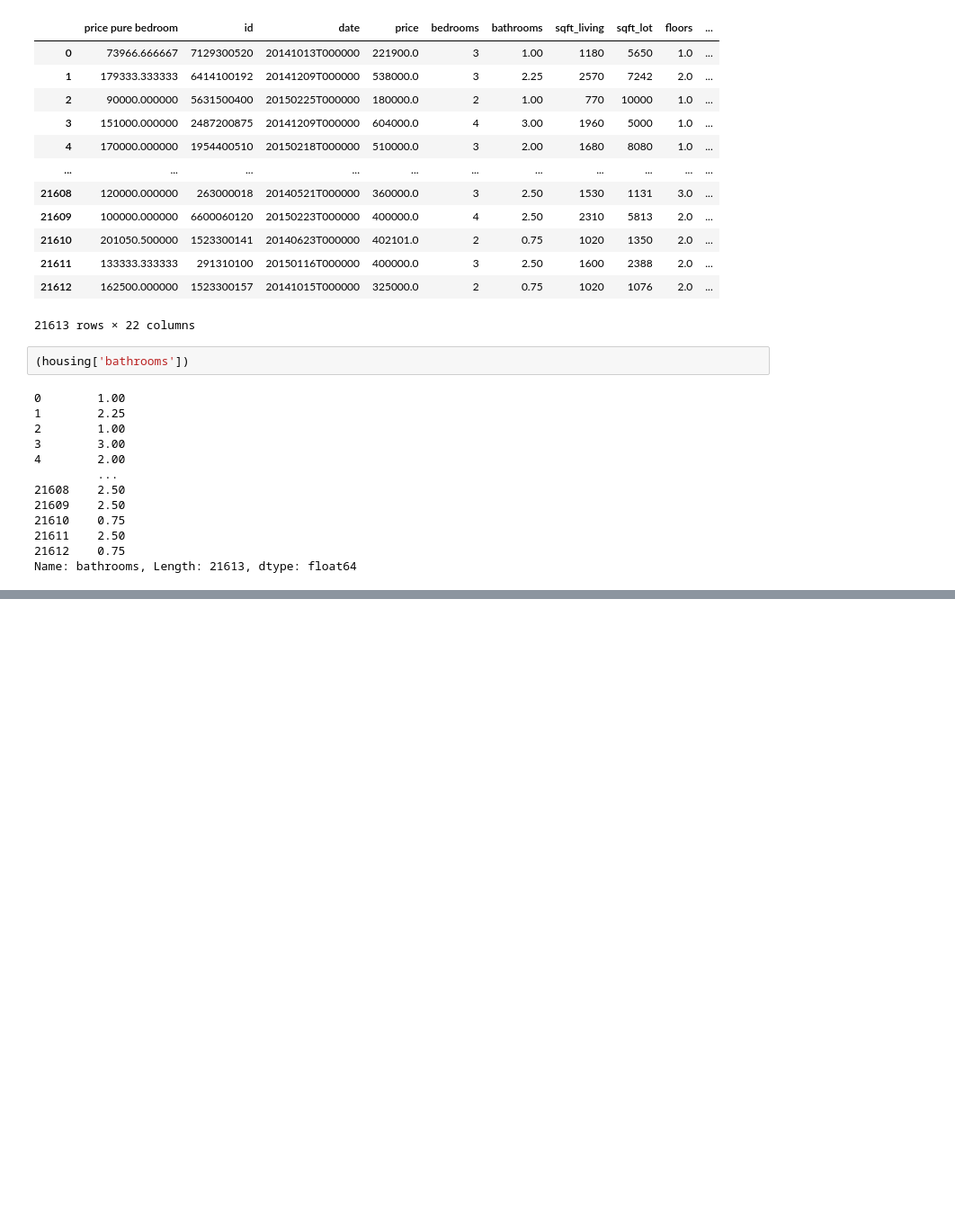
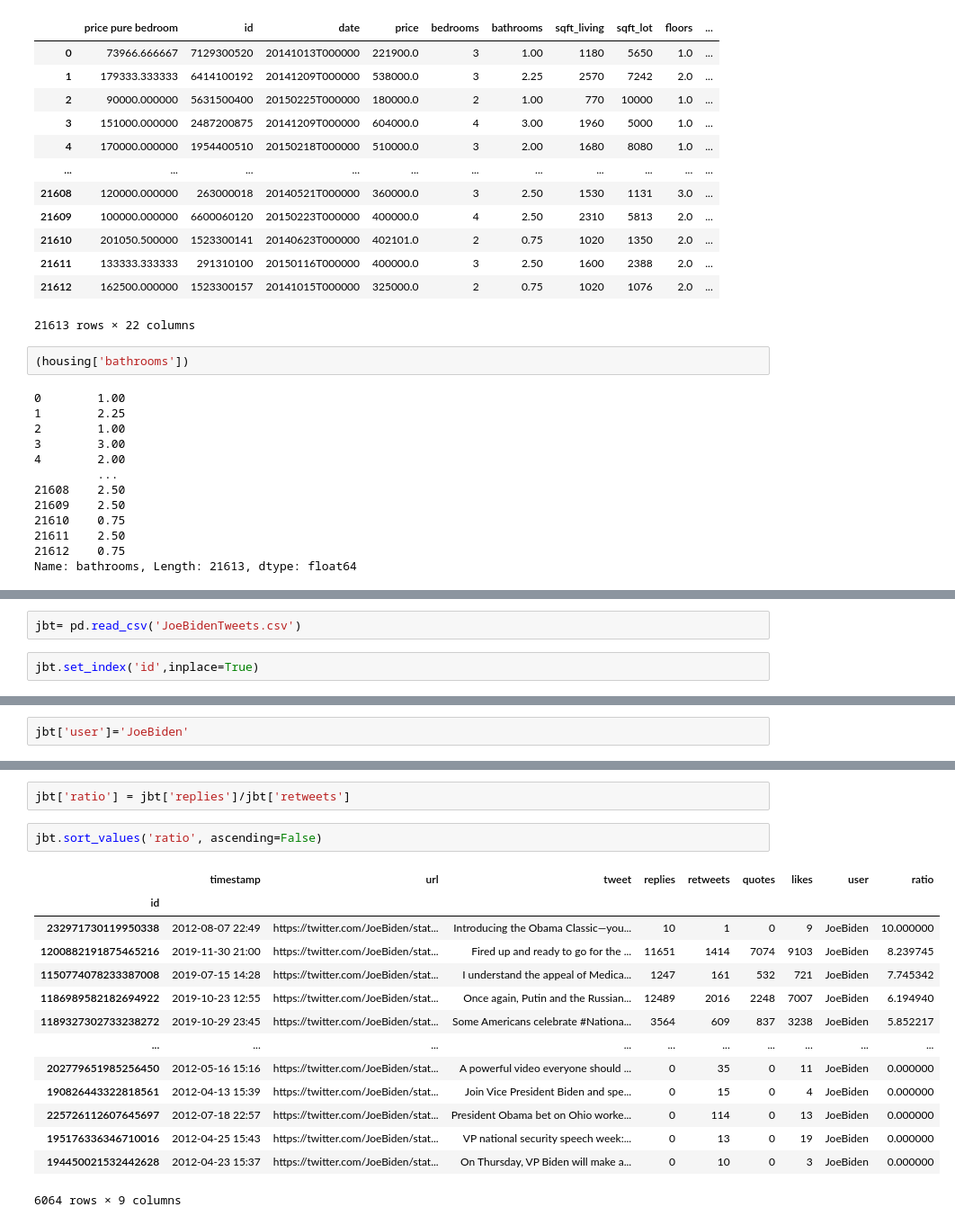
Before and after one commit to trudova/python-projects, a Jupyter notebook: pandas/more_filtering.ipynb, the cells around one changed output, grey strips where cells are left out. Shown at 90% size. Cells and saved outputs as stored; diff of their text form; blank space fills up the shorter version.

```diff
--- a/pandas/more_filtering.ipynb
+++ b/pandas/more_filtering.ipynb
@@ -204,0 +327,4 @@ Name: bathrooms, Length: 21613, dtype: float64
+# %%
+jbt= pd.read_csv('JoeBidenTweets.csv')
+# %%
+jbt.set_index('id',inplace=True)
@@ -204,0 +364,2 @@ Name: bathrooms, Length: 21613, dtype: float64
+# %%
+jbt['user']='JoeBiden'
@@ -204,0 +383,19 @@ Name: bathrooms, Length: 21613, dtype: float64
+# %%
+jbt['ratio'] = jbt['replies']/jbt['retweets']
+# %%
+jbt.sort_values('ratio', ascending=False)
+# %% [output]
+|  | timestamp | url | tweet | replies | retweets | quotes | likes | user | ratio |
+| id |  |  |  |  |  |  |  |  |  |
+| 232971730119950338 | 2012-08-07 22:49 | https://twitter.com/JoeBiden/stat... | Introducing the Obama Classic—you... | 10 | 1 | 0 | 9 | JoeBiden | 10.000000 |
+| 1200882191875465216 | 2019-11-30 21:00 | https://twitter.com/JoeBiden/stat... | Fired up and ready to go for the ... | 11651 | 1414 | 7074 | 9103 | JoeBiden | 8.239745 |
+| 1150774078233387008 | 2019-07-15 14:28 | https://twitter.com/JoeBiden/stat... | I understand the appeal of Medica... | 1247 | 161 | 532 | 721 | JoeBiden | 7.745342 |
+| 1186989582182694922 | 2019-10-23 12:55 | https://twitter.com/JoeBiden/stat... | Once again, Putin and the Russian... | 12489 | 2016 | 2248 | 7007 | JoeBiden | 6.194940 |
+| 1189327302733238272 | 2019-10-29 23:45 | https://twitter.com/JoeBiden/stat... | Some Americans celebrate #Nationa... | 3564 | 609 | 837 | 3238 | JoeBiden | 5.852217 |
+| ... | ... | ... | ... | ... | ... | ... | ... | ... | ... |
+| 202779651985256450 | 2012-05-16 15:16 | https://twitter.com/JoeBiden/stat... | A powerful video everyone should ... | 0 | 35 | 0 | 11 | JoeBiden | 0.000000 |
+| 190826443322818561 | 2012-04-13 15:39 | https://twitter.com/JoeBiden/stat... | Join Vice President Biden and spe... | 0 | 15 | 0 | 4 | JoeBiden | 0.000000 |
+| 225726112607645697 | 2012-07-18 22:57 | https://twitter.com/JoeBiden/stat... | President Obama bet on Ohio worke... | 0 | 114 | 0 | 13 | JoeBiden | 0.000000 |
+| 195176336346710016 | 2012-04-25 15:43 | https://twitter.com/JoeBiden/stat... | VP national security speech week:... | 0 | 13 | 0 | 19 | JoeBiden | 0.000000 |
+| 194450021532442628 | 2012-04-23 15:37 | https://twitter.com/JoeBiden/stat... | On Thursday, VP Biden will make a... | 0 | 10 | 0 | 3 | JoeBiden | 0.000000 |
+6064 rows × 9 columns
```
Also changed, not shown: parts of 14 cells of this notebook, 1 other file.
